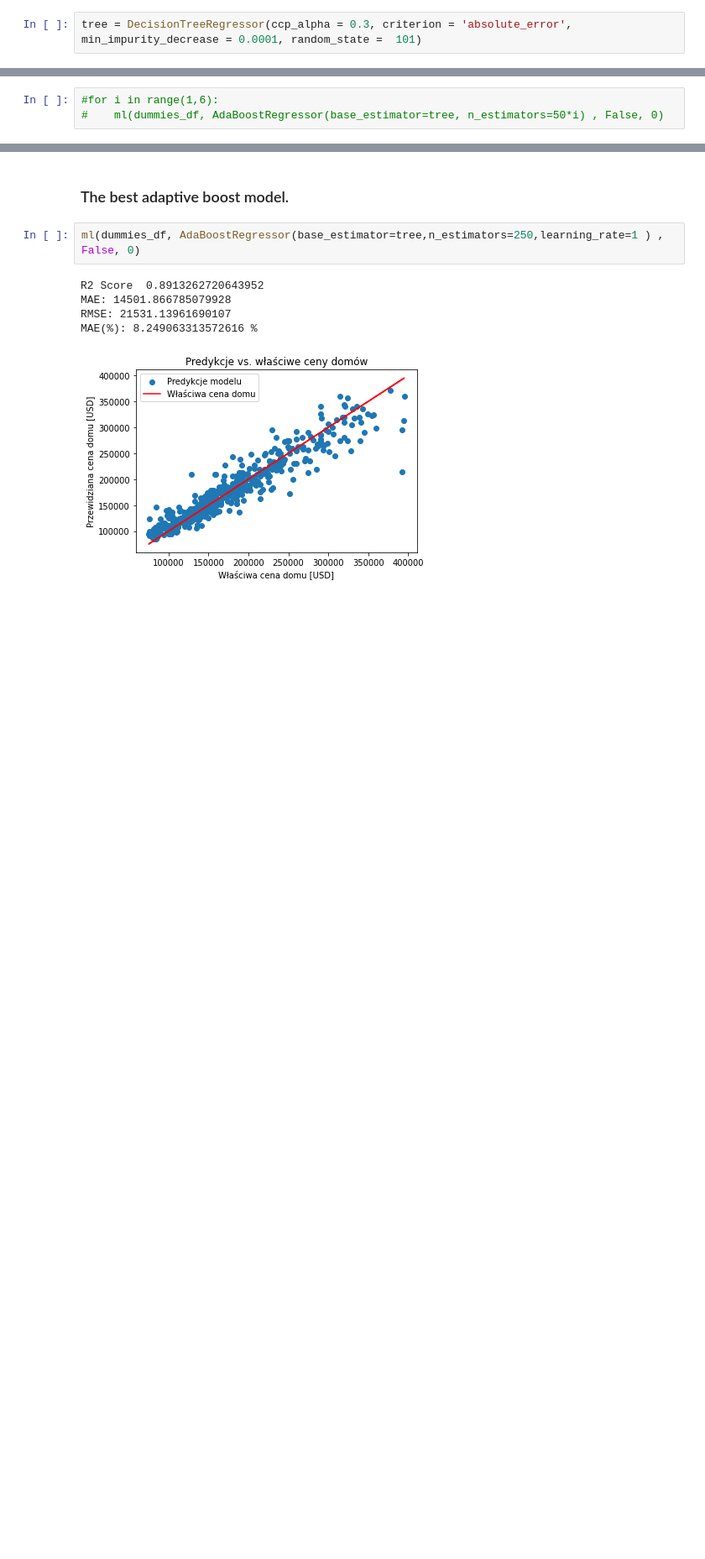
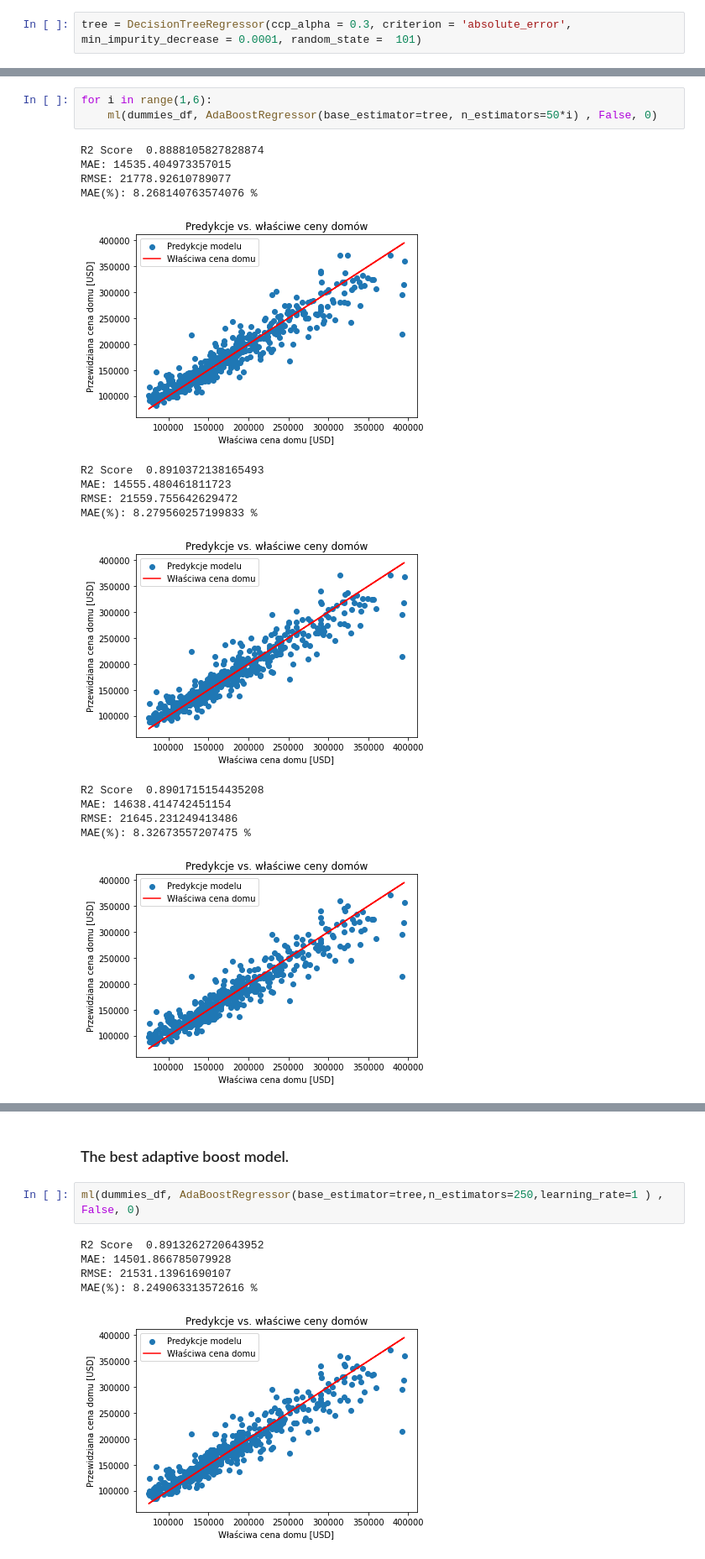
Before and after one commit to KacperChmura1/House-Price, a Jupyter notebook: ML.ipynb, the cells around one changed output, grey strips where cells are left out. Shown at 84% size. Saved outputs shown, nothing was run; the diff lists cells and outputs as text; blank space fills up the shorter version.

```diff
--- a/ML.ipynb
+++ b/ML.ipynb
@@ -589,3 +596,19 @@ tree = DecisionTreeRegressor(ccp_alpha = 0.3, criterion = 'absolute_error', min_
 # %%
-#for i in range(1,6):
-#    ml(dummies_df, AdaBoostRegressor(base_estimator=tree, n_estimators=50*i) , False, 0)
+for i in range(1,6):
+    ml(dummies_df, AdaBoostRegressor(base_estimator=tree, n_estimators=50*i) , False, 0)
+# %% [output]
+R2 Score  0.8888105827828874
+MAE: 14535.404973357015
+RMSE: 21778.92610789077
+MAE(%): 8.268140763574076 %
+[figure, added]
+R2 Score  0.8910372138165493
+MAE: 14555.480461811723
+RMSE: 21559.755642629472
+MAE(%): 8.279560257199833 %
+[figure, added]
+R2 Score  0.8901715154435208
+MAE: 14638.414742451154
+RMSE: 21645.231249413486
+MAE(%): 8.32673557207475 %
+[figure, added]
```
Also changed, not shown: parts of 24 cells of this notebook.
